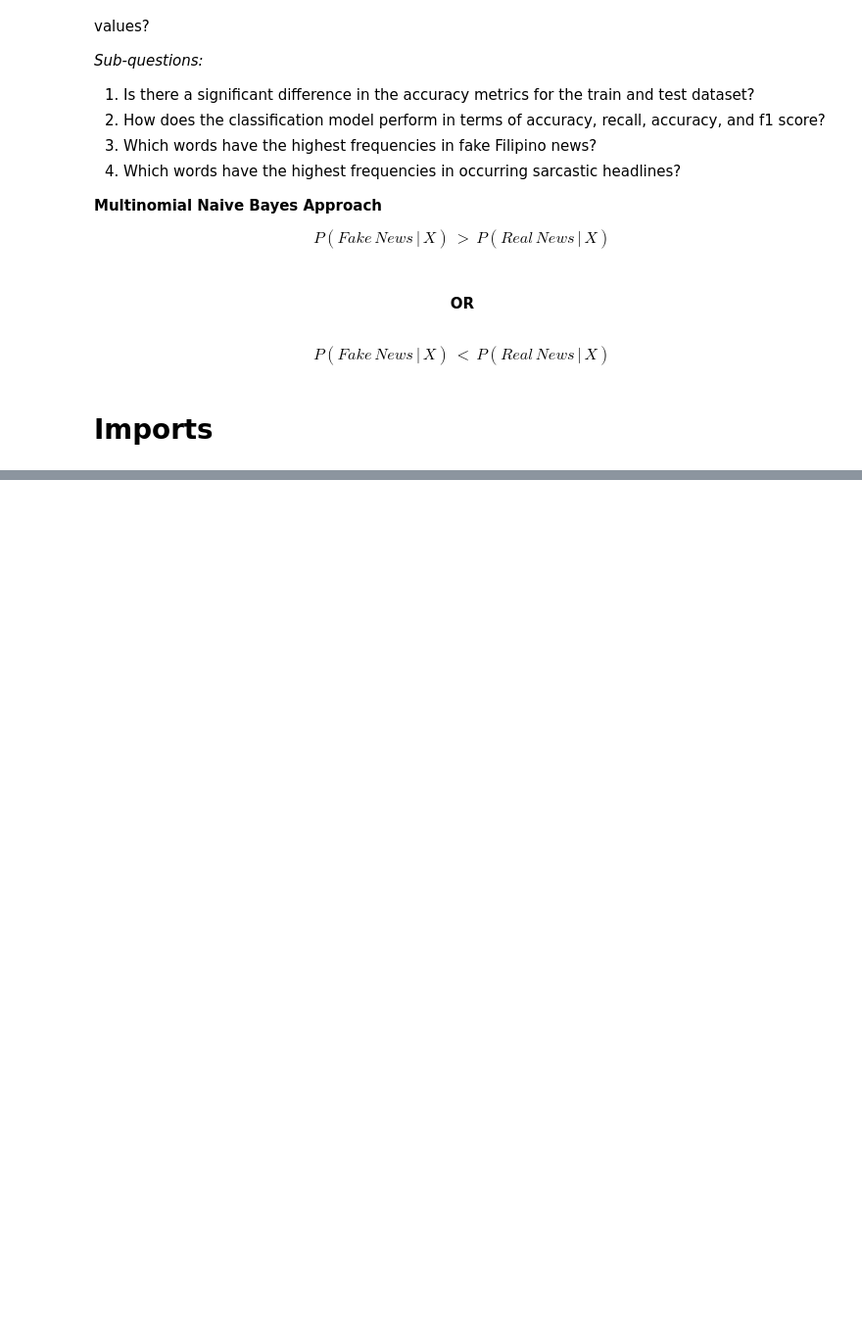
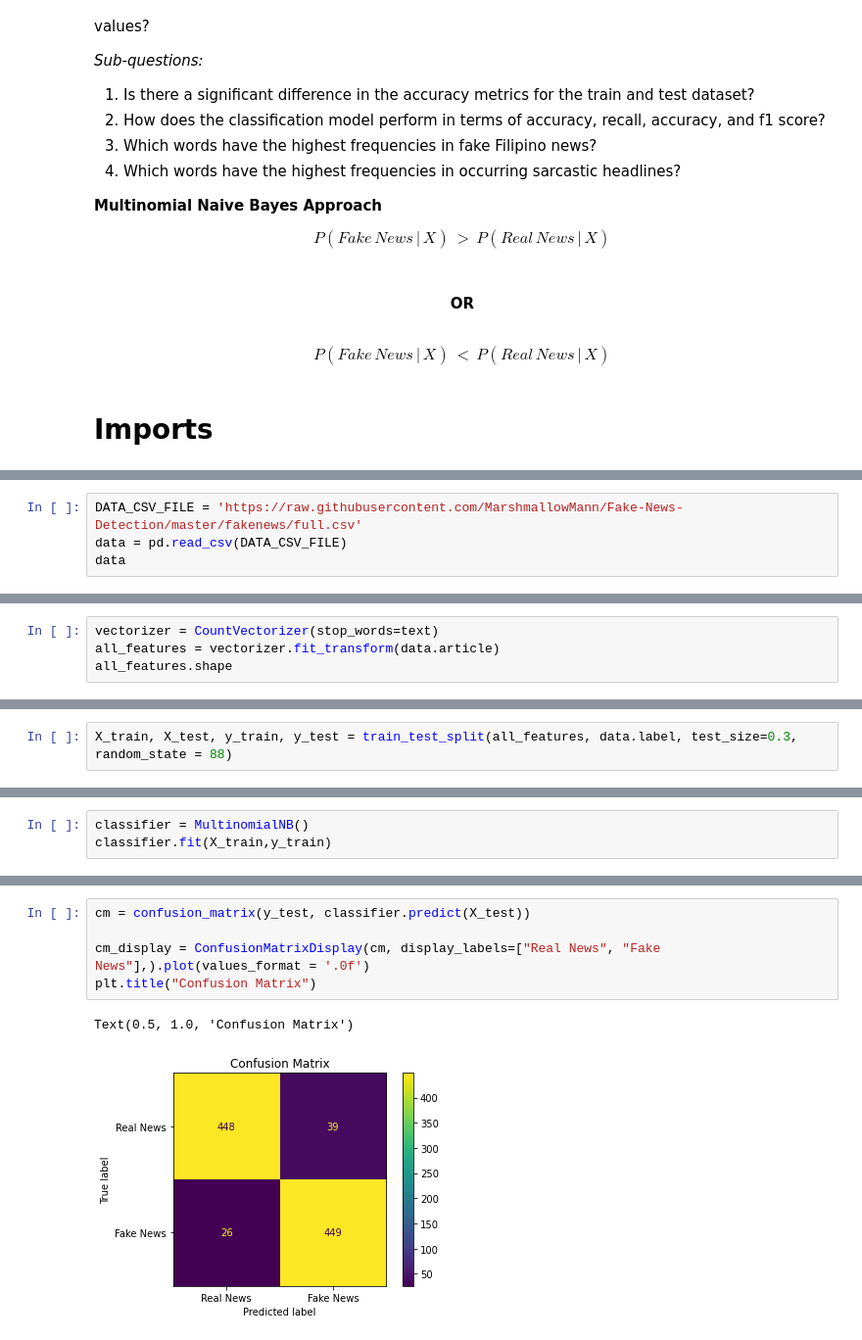
Before and after one commit to MarshmallowMann/Fake-News-Detection, a Jupyter notebook: Tagalog_Fake_News_Detection.ipynb, the cells around one changed output, grey strips where cells are left out. Shown at 98% size. Saved outputs shown, nothing was run; the diff lists cells and outputs as text; blank space fills up the shorter version.

```diff
--- a/Tagalog_Fake_News_Detection.ipynb
+++ b/Tagalog_Fake_News_Detection.ipynb
@@ -52,0 +68,4 @@ from sklearn.linear_model import LogisticRegression
+# %%
+DATA_CSV_FILE = 'https://raw.githubusercontent.com/MarshmallowMann/Fake-News-Detection/master/fakenews/full.csv'
+data = pd.read_csv(DATA_CSV_FILE)
+data
@@ -52,0 +108,4 @@ from sklearn.linear_model import LogisticRegression
+# %%
+vectorizer = CountVectorizer(stop_words=text)
+all_features = vectorizer.fit_transform(data.article)
+all_features.shape
@@ -52,0 +125,2 @@ from sklearn.linear_model import LogisticRegression
+# %%
+X_train, X_test, y_train, y_test = train_test_split(all_features, data.label, test_size=0.3, random_state = 88)
@@ -52,0 +135,3 @@ from sklearn.linear_model import LogisticRegression
+# %%
+classifier = MultinomialNB()
+classifier.fit(X_train,y_train)
@@ -52,0 +188,8 @@ from sklearn.linear_model import LogisticRegression
+# %%
+cm = confusion_matrix(y_test, classifier.predict(X_test))
+
+cm_display = ConfusionMatrixDisplay(cm, display_labels=["Real News", "Fake News"],).plot(values_format = '.0f')
+plt.title("Confusion Matrix")
+# %% [output]
+Text(0.5, 1.0, 'Confusion Matrix')
+[figure, added]
```
Also changed, not shown: parts of 24 cells of this notebook.
